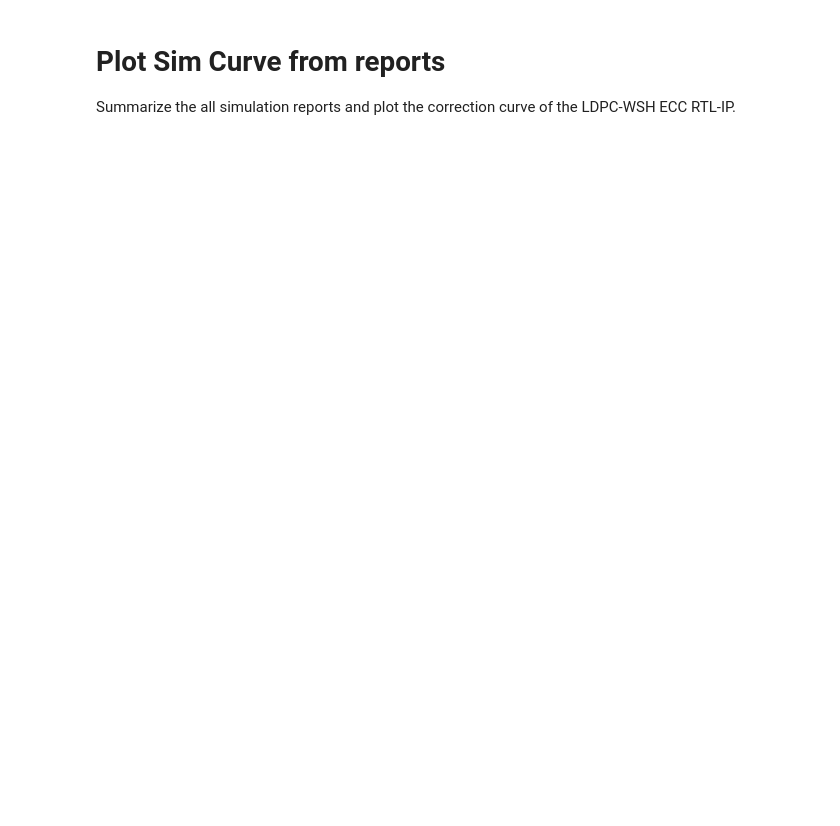
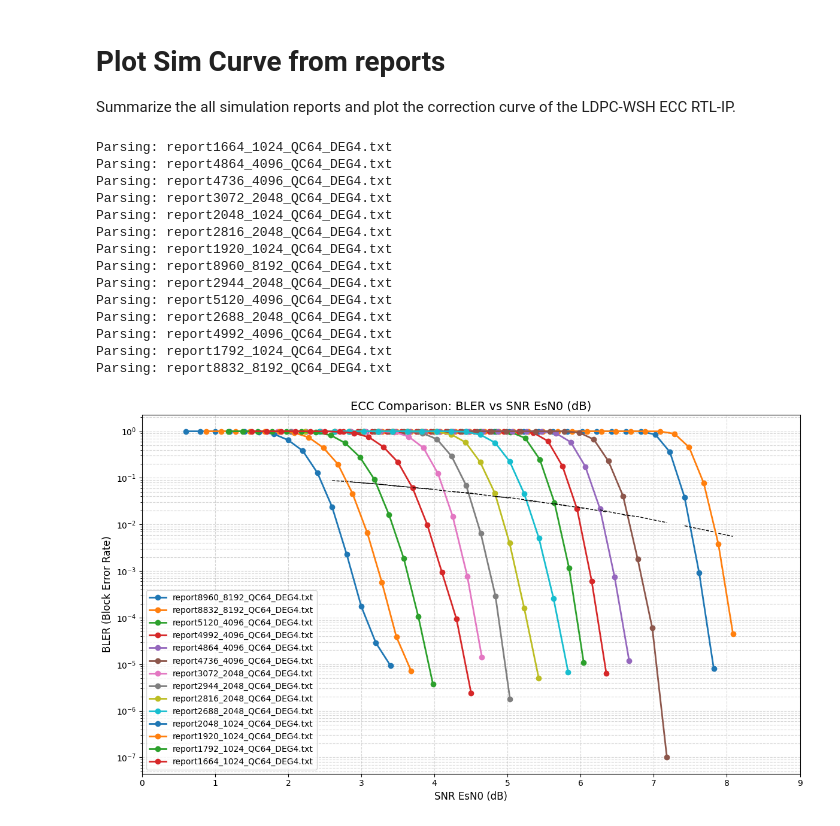
Before and after one commit to WuShengHan/plot_ldpc, a Jupyter notebook: open_WSH/colab_run.ipynb, the cells around one changed output. Cells and saved outputs as stored; diff of their text form; code cells hidden in the pictures; blank space fills up the shorter version.

```diff
--- a/open_WSH/colab_run.ipynb
+++ b/open_WSH/colab_run.ipynb
@@ -181,39 +182,56 @@ def plot_waterfall(all_data, use_snr_axis=True):
             x_vals = data["avg_err"] / data["n_var"]
             x_label = "Raw Bit Error Rate (Average_Error / N)"
 
+        bler[bler==0] = 1e-7
         mask = bler > 0 # Filter for log-scale
 
         label_name = f"{filename}"
         plt.semilogy(x_vals[mask], bler[mask], 'o-', linewidth=2, label=label_name)
 
         if use_snr_axis and esn0:
             mask = bler < 0.07
             rber = data["avg_err"] / data["n_var"]
             plt.semilogy(x_vals[mask], rber[mask], 'k--', linewidth=1)
-            plt.xlim(1.0, 9.5)
+            plt.xlim(0, 9)
 
     plt.title(f'ECC Comparison: BLER vs {x_label}', fontsize=14)
     plt.xlabel(x_label, fontsize=12)
     plt.ylabel('BLER (Block Error Rate)', fontsize=12)
     plt.grid(True, which="both", ls="--", alpha=0.5)
     plt.legend()
 
     # Invert x-axis if using normalized error (higher error = worse channel)
     if not use_snr_axis:
         plt.gca().invert_xaxis()
 
     plt.tight_layout()
     plt.show()
 
 # --- Main Logic ---
 if __name__ == "__main__":
     # Parse files
     reports_data = parse_all_reports(".")
 
     if reports_data:
         # CHOICE: Set to True for SNR, or False for Average_Error/N
         plot_waterfall(reports_data, use_snr_axis=True)
     else:
         print("No 'report*.txt' files found in the directory.")
+# %% [output]
+Parsing: report1664_1024_QC64_DEG4.txt
+Parsing: report4864_4096_QC64_DEG4.txt
+Parsing: report4736_4096_QC64_DEG4.txt
+Parsing: report3072_2048_QC64_DEG4.txt
+Parsing: report2048_1024_QC64_DEG4.txt
+Parsing: report2816_2048_QC64_DEG4.txt
+Parsing: report1920_1024_QC64_DEG4.txt
+Parsing: report8960_8192_QC64_DEG4.txt
+Parsing: report2944_2048_QC64_DEG4.txt
+Parsing: report5120_4096_QC64_DEG4.txt
+Parsing: report2688_2048_QC64_DEG4.txt
+Parsing: report4992_4096_QC64_DEG4.txt
+Parsing: report1792_1024_QC64_DEG4.txt
+Parsing: report8832_8192_QC64_DEG4.txt
+[figure, added]
 # %%
 !ls
```
Also changed, not shown: parts of 2 cells of this notebook, 1 other file.
